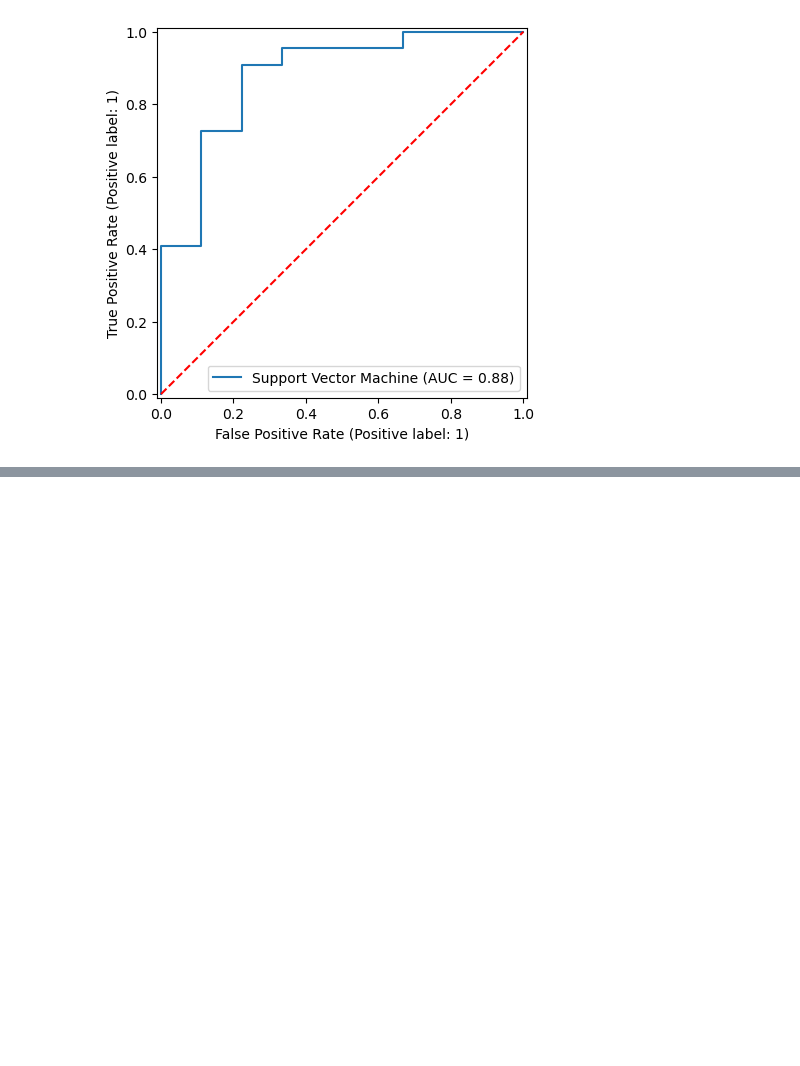
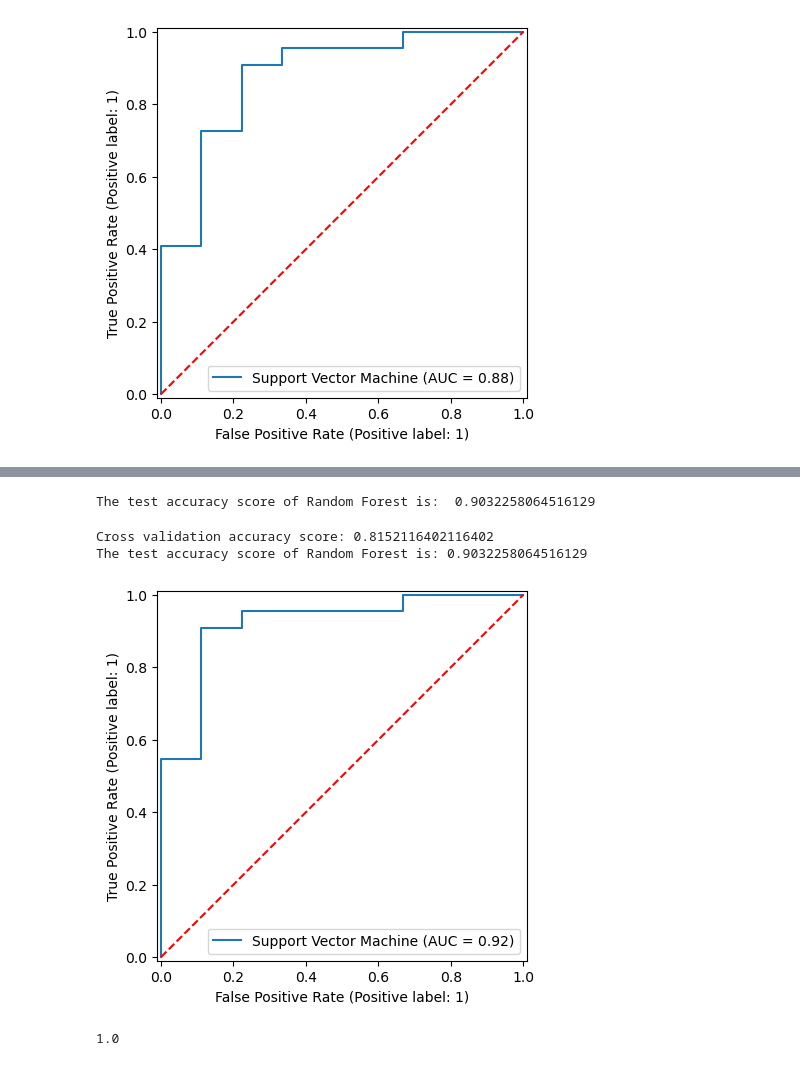
Before and after one commit to quangminh206lnh-collab/Practice_heart_prediction_attack-, a Jupyter notebook: heart_attack_prediction.ipynb, the cells around one changed output, grey strips where cells are left out. Saved outputs shown, nothing was run; the diff lists cells and outputs as text; code cells hidden in the pictures; blank space fills up the shorter version.

Commit message:
V32_ Random Forrest

```diff
--- a/heart_attack_prediction.ipynb
+++ b/heart_attack_prediction.ipynb
@@ -1232,0 +1235,39 @@ plt.show()
+# %%
+random_forest  = RandomForestClassifier(random_state=5)
+# %%
+random_forest.fit(x_train, y_train)
+y_pred = random_forest.predict(x_test)
+# %%
+print("The test accuracy score of Random Forest is: ",accuracy_score(y_test,y_pred))
+# %% [output]
+The test accuracy score of Random Forest is:  0.9032258064516129
+# %%
+random_forest = RandomForestClassifier(random_state=5)
+
+# Cross validation ONLY on training data
+scores = cross_val_score(random_forest, x_train, y_train, cv=10)
+
+print(f"Cross validation accuracy score: {scores.mean()}")
+
+# Train final model
+random_forest.fit(x_train, y_train)
+
+# Final evaluation on unseen test data
+y_pred = random_forest.predict(x_test)
+
+print("The test accuracy score of Random Forest is:",
+      accuracy_score(y_test, y_pred))
+# %% [output]
+Cross validation accuracy score: 0.8152116402116402
+The test accuracy score of Random Forest is: 0.9032258064516129
+# %%
+RocCurveDisplay.from_estimator(random_forest, x_test, y_test, name="Support Vector Machine")
+
+plt.plot([0, 1], [0, 1], "r--")
+plt.show()
+# %% [output]
+[figure, added]
+# %%
+random_forest.score(x_train, y_train)
+# %% [output]
+1.0
```
Also changed, not shown: parts of 4 cells of this notebook.
